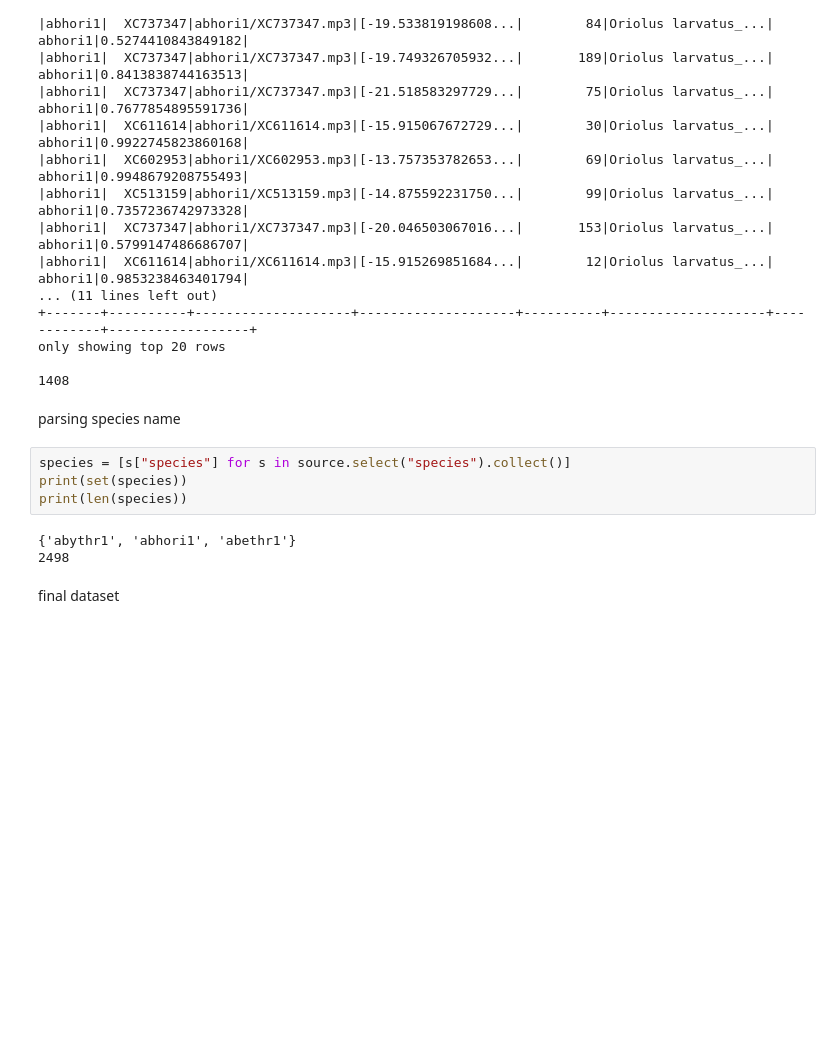
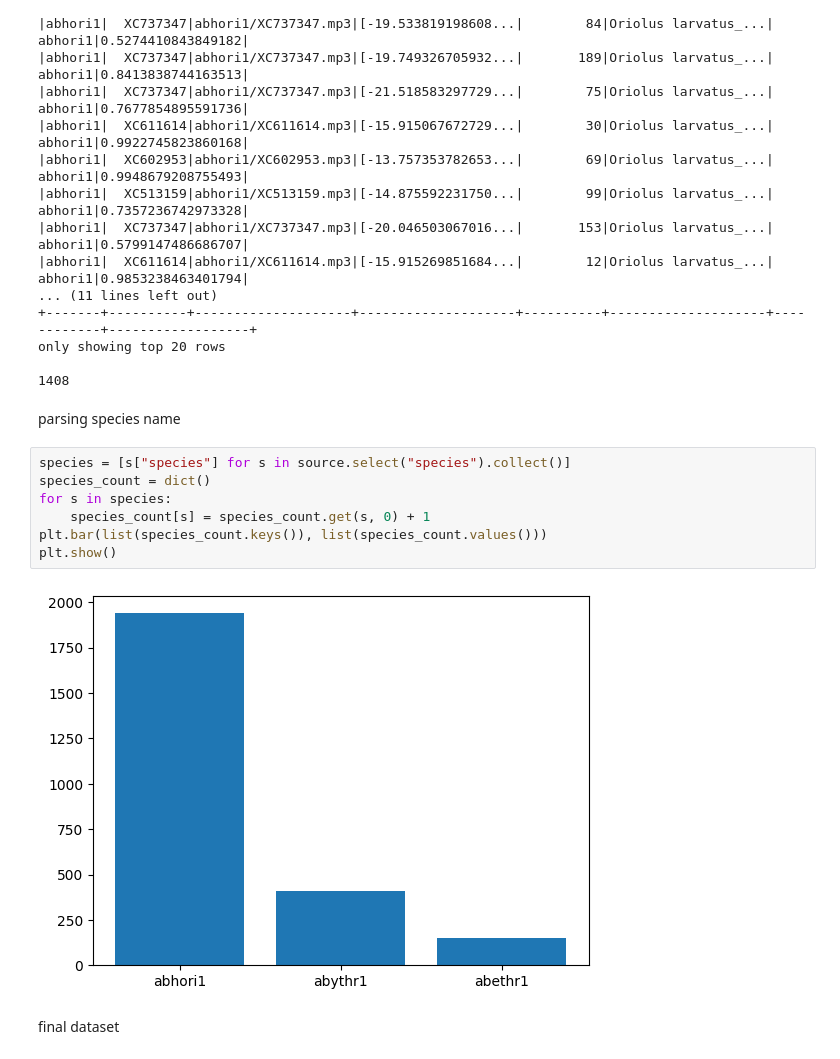
Before and after one commit to dsgt-birdclef/birdclef-2023, a Jupyter notebook: notebooks/nzh-20230417-00-embeddings-classifier.ipynb, the cells around one changed output. Saved outputs shown, nothing was run; the diff lists cells and outputs as text; blank space fills up the shorter version.

```diff
--- a/notebooks/nzh-20230417-00-embeddings-classifier.ipynb
+++ b/notebooks/nzh-20230417-00-embeddings-classifier.ipynb
@@ -139,13 +159,15 @@ only showing top 20 rows
 1408
 # %% [markdown]
 parsing species name
-# %%
-species = [s["species"] for s in source.select("species").collect()]
-print(set(species))
-print(len(species))
-# %% [output]
-{'abythr1', 'abhori1', 'abethr1'}
-2498
+# %%
+species = [s["species"] for s in source.select("species").collect()]
+species_count = dict()
+for s in species:
+    species_count[s] = species_count.get(s, 0) + 1
+plt.bar(list(species_count.keys()), list(species_count.values()))
+plt.show()
+# %% [output]
+[figure, added]
 # %% [markdown]
 final dataset
 # %%
```
Also changed, not shown: parts of 13 cells of this notebook.
